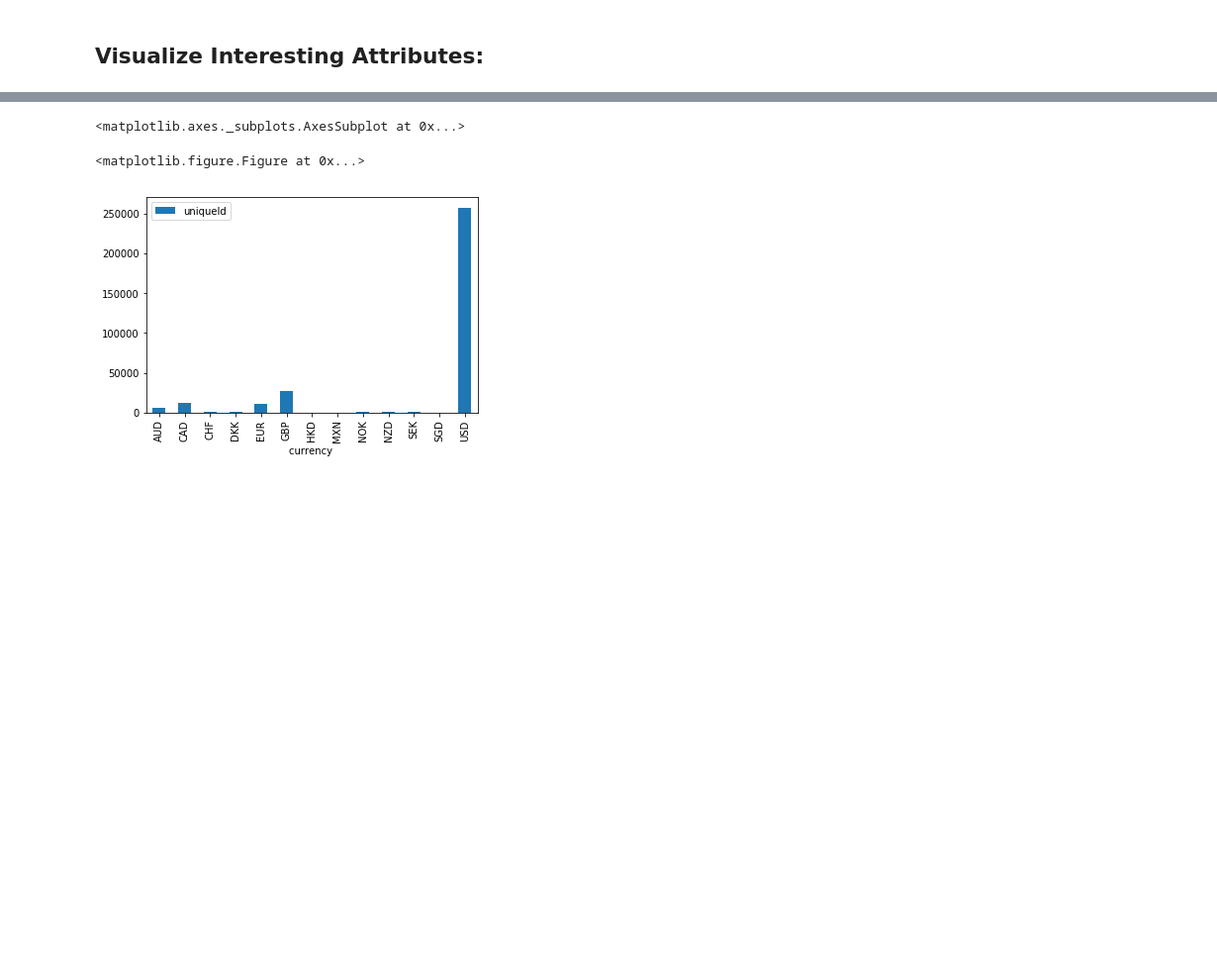
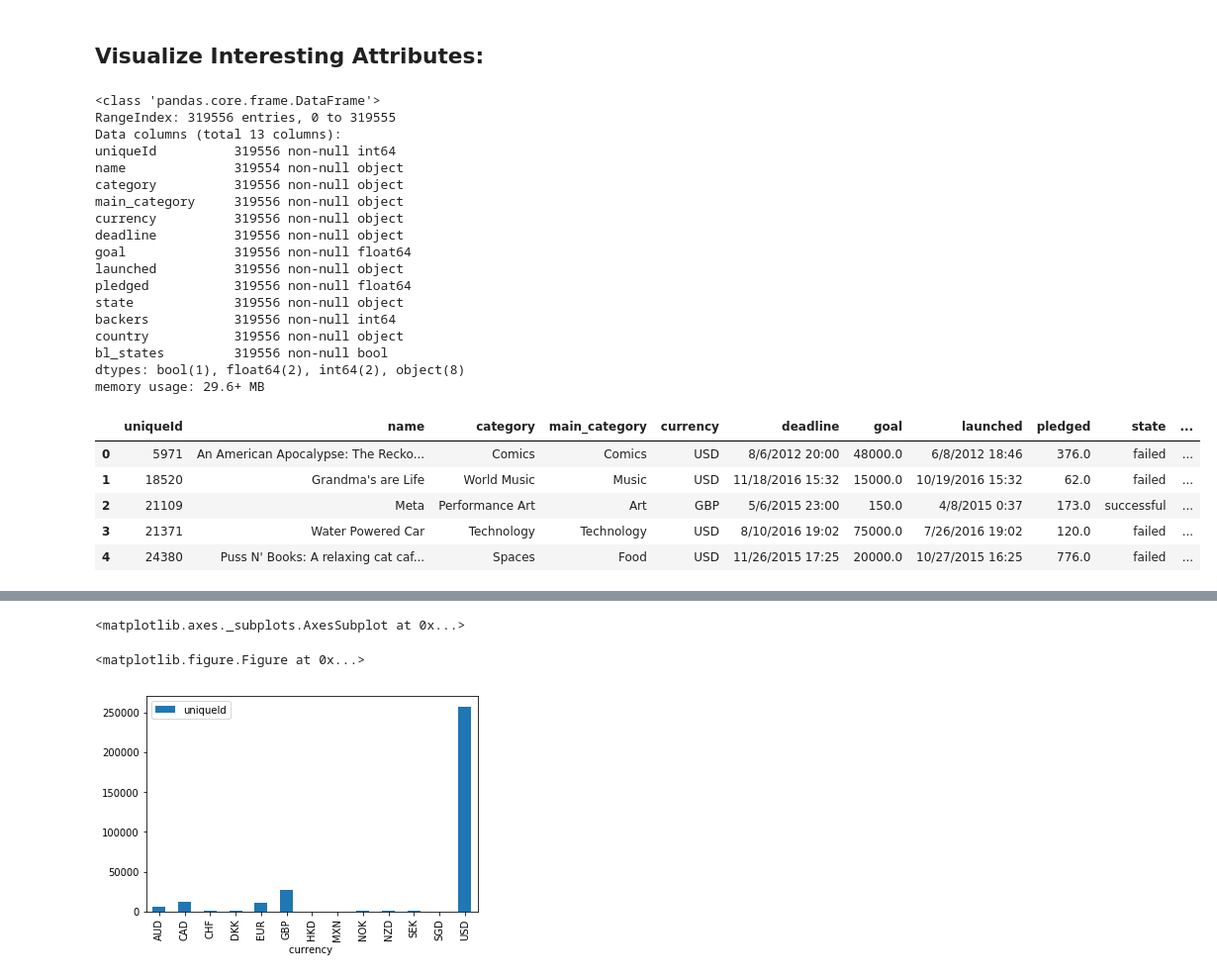
Before and after one commit to BryanCikatz/msds7331_project1, a Jupyter notebook: visualizations_bryan.ipynb, the cells around one changed output, grey strips where cells are left out. Shown at 99% size. Drawn from its saved outputs; the diff is of its cells as text; code cells hidden in the pictures; blank space fills up the shorter version.

```diff
--- a/visualizations_bryan.ipynb
+++ b/visualizations_bryan.ipynb
@@ -86,2 +140,42 @@ df.describe()
 # %% [markdown]
 ## Visualize Interesting Attributes:
+# %%
+# load libraries
+import numpy as np
+import copy
+
+# create state boolean so we can see the percentage of success/failures
+df['bl_states'] = df['state ']
+df['bl_states'] = df['bl_states'].replace(to_replace='failed',value=False)
+df['bl_states'] = df['bl_states'].replace(to_replace='canceled',value=False)
+df['bl_states'] = df['bl_states'].replace(to_replace='suspended',value=False)
+df['bl_states'] = df['bl_states'].replace(to_replace='successful',value=True)
+df['bl_states'] = df['bl_states'].replace(to_replace='live',value=True)
+
+df.info()
+df.head()
+# %% [output]
+<class 'pandas.core.frame.DataFrame'>
+RangeIndex: 319556 entries, 0 to 319555
+Data columns (total 13 columns):
+uniqueId          319556 non-null int64
+name              319554 non-null object
+category          319556 non-null object
+main_category     319556 non-null object
+currency          319556 non-null object
+deadline          319556 non-null object
+goal              319556 non-null float64
+launched          319556 non-null object
+pledged           319556 non-null float64
+state             319556 non-null object
+backers           319556 non-null int64
+country           319556 non-null object
+bl_states         319556 non-null bool
+dtypes: bool(1), float64(2), int64(2), object(8)
+memory usage: 29.6+ MB
+|  | uniqueId | name | category | main_category | currency | deadline | goal | launched | pledged | state | ... |
+| 0 | 5971 | An American Apocalypse: The Recko... | Comics | Comics | USD | 8/6/2012 20:00 | 48000.0 | 6/8/2012 18:46 | 376.0 | failed | ... |
+| 1 | 18520 | Grandma's are Life | World Music | Music | USD | 11/18/2016 15:32 | 15000.0 | 10/19/2016 15:32 | 62.0 | failed | ... |
+| 2 | 21109 | Meta | Performance Art | Art | GBP | 5/6/2015 23:00 | 150.0 | 4/8/2015 0:37 | 173.0 | successful | ... |
+| 3 | 21371 | Water Powered Car | Technology | Technology | USD | 8/10/2016 19:02 | 75000.0 | 7/26/2016 19:02 | 120.0 | failed | ... |
+| 4 | 24380 | Puss N' Books: A relaxing cat caf... | Spaces | Food | USD | 11/26/2015 17:25 | 20000.0 | 10/27/2015 16:25 | 776.0 | failed | ... |
```
Also changed, not shown: parts of 27 cells of this notebook.
